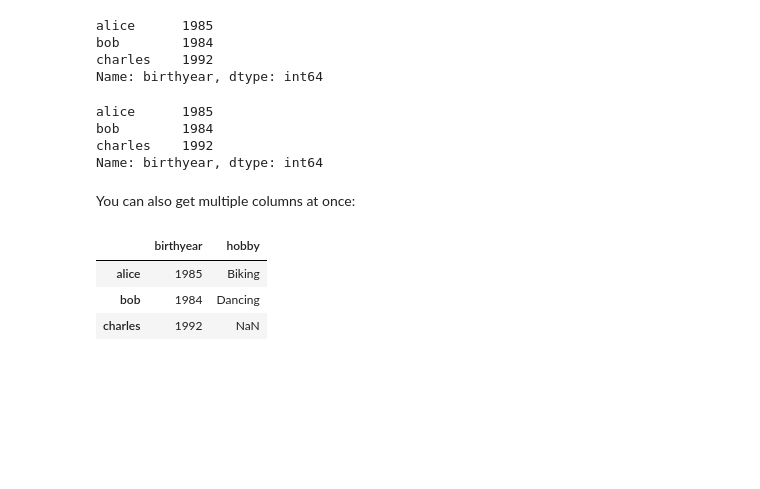
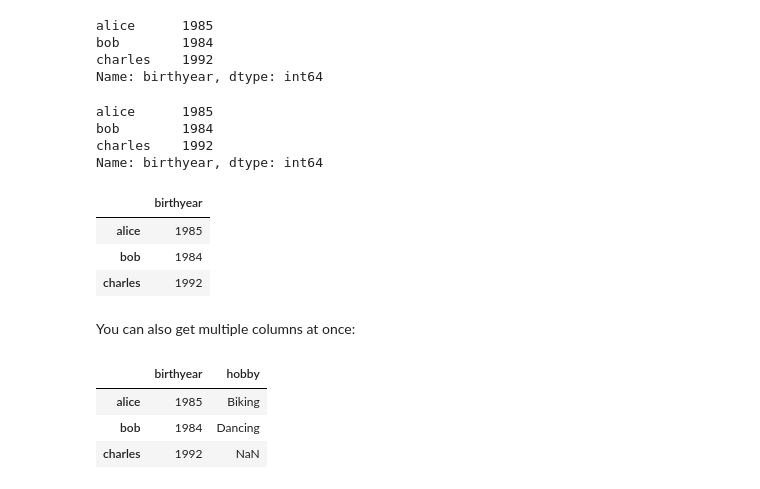
Before and after one commit to berradais/light-dna-2020-2021, a Jupyter notebook: 3-Python-for-Data-Analysis/Pandas/2-DataFrames.ipynb, the cells around one changed output. Drawn from its saved outputs; the diff is of its cells as text; code cells hidden in the pictures; blank space fills up the shorter version.

```diff
--- a/3-Python-for-Data-Analysis/Pandas/2-DataFrames.ipynb
+++ b/3-Python-for-Data-Analysis/Pandas/2-DataFrames.ipynb
@@ -96,6 +93,13 @@ alice      1985
 bob        1984
 charles    1992
 Name: birthyear, dtype: int64
+# %%
+people[["birthyear"]]
+# %% [output]
+|  | birthyear |
+| alice | 1985 |
+| bob | 1984 |
+| charles | 1992 |
 # %% [markdown]
 You can also get multiple columns at once:
 # %%
```
Also changed, not shown: parts of 19 cells of this notebook, 3 other files.
